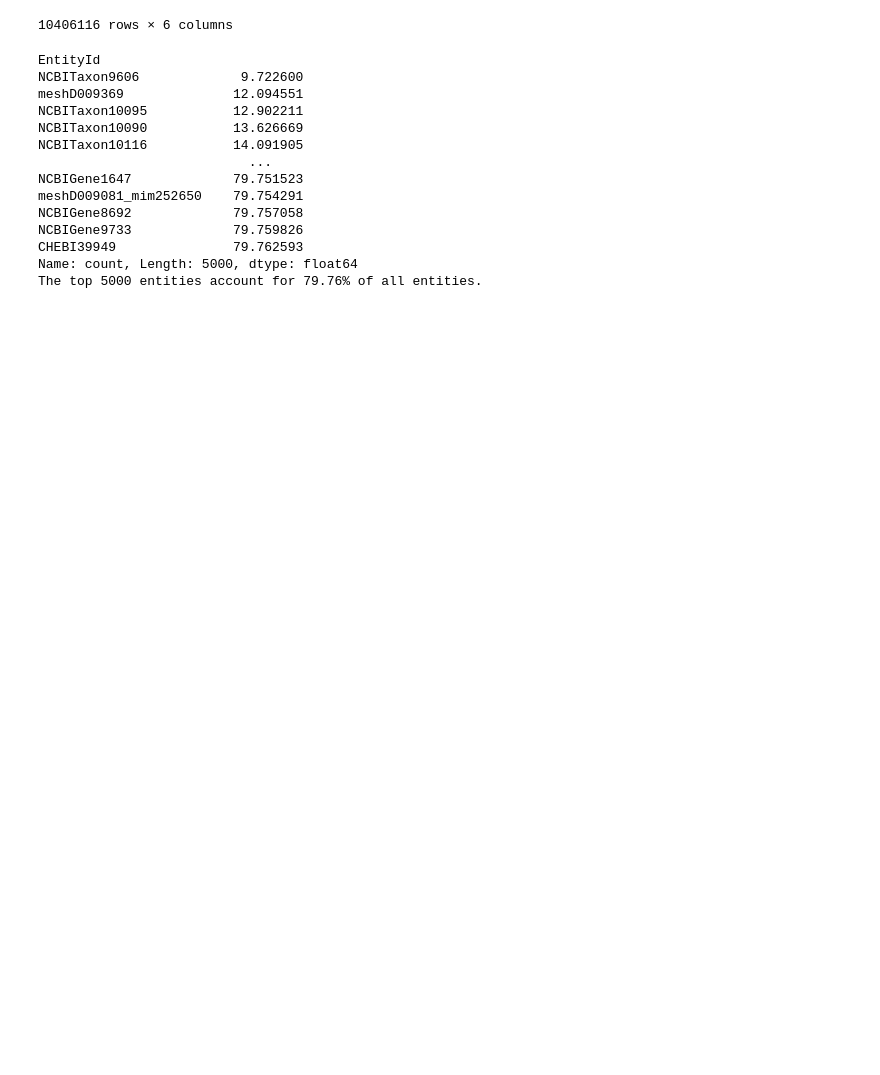
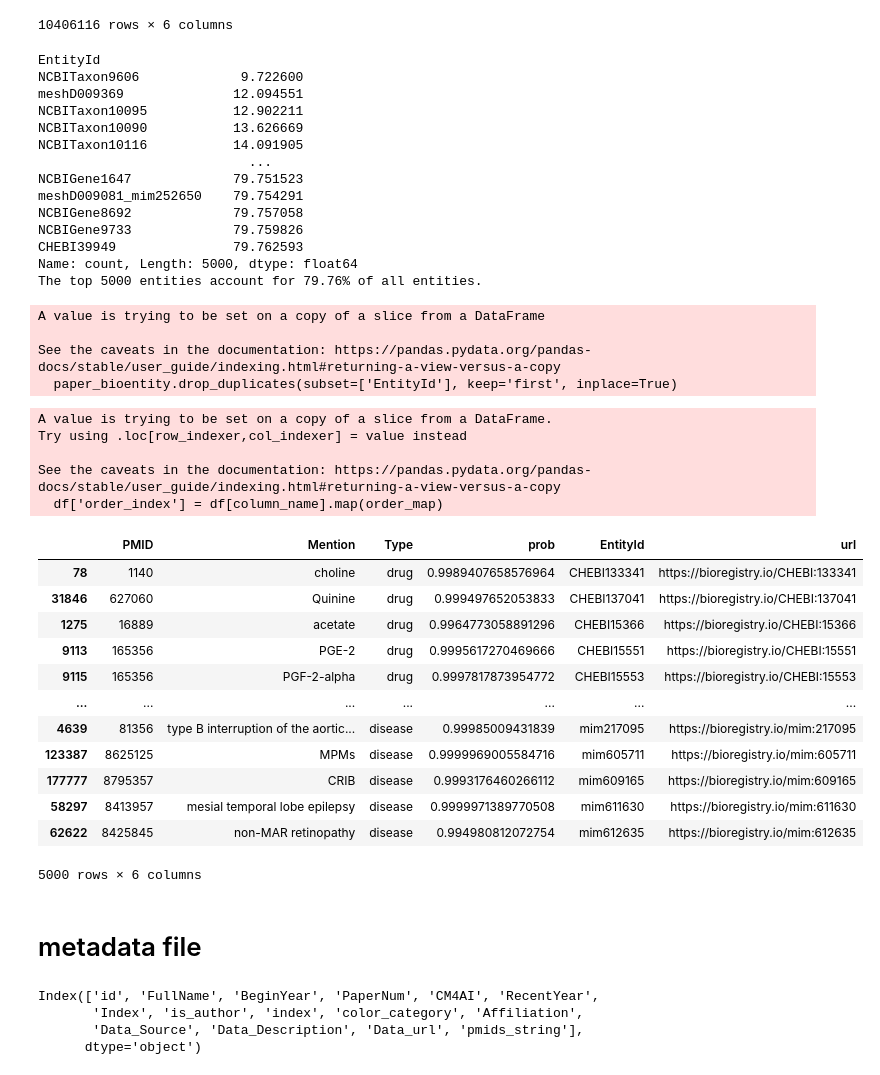
Before and after one commit to jiaweixu98/knowledge_graph_viz, a Jupyter notebook: notebooks/add_bio_entities/bio_entity_embeddings.ipynb, the cells around one changed output. Cells and saved outputs as stored; diff of their text form; code cells hidden in the pictures; blank space fills up the shorter version.

Commit message:
update data and code for add bio entity nodes

```diff
--- a/notebooks/add_bio_entities/bio_entity_embeddings.ipynb
+++ b/notebooks/add_bio_entities/bio_entity_embeddings.ipynb
@@ -87,3 +87,64 @@ top_entity_set = set(top_50_cumulative.keys())
 paper_bioentity = paper_bioentity[paper_bioentity['EntityId'].isin(top_entity_set)]
 # %%
 entity_pmids = paper_bioentity.groupby('EntityId')['PMID'].apply(list).to_dict()
+# %%
+paper_bioentity.drop_duplicates(subset=['EntityId'], keep='first', inplace=True)
+# %% [output]
+A value is trying to be set on a copy of a slice from a DataFrame
+
+See the caveats in the documentation: https://pandas.pydata.org/pandas-docs/stable/user_guide/indexing.html#returning-a-view-versus-a-copy
+  paper_bioentity.drop_duplicates(subset=['EntityId'], keep='first', inplace=True)
+# %%
+entity_id_rank = list(entity_pmids.keys())
+# %%
+import pandas as pd
+import numpy as np
+
+def sort_dataframe_by_long_ordered_list(df, column_name, ordered_list):
+    """
+    Sorts a pandas DataFrame by a specified column according to a long ordered list.
+
+    Args:
+        df (pd.DataFrame): The DataFrame to sort.
+        column_name (str): The name of the column to sort by.
+        ordered_list (list): The desired order of values in the column (length 5000 in this case).
+
+    Returns:
+        pd.DataFrame: The sorted DataFrame.
+    """
+
+    # Create a mapping dictionary for efficient lookup
+    order_map = {val: index for index, val in enumerate(ordered_list)}
+
+    # Create a new column with the order index
+    df['order_index'] = df[column_name].map(order_map)
+
+    # Sort the DataFrame by the order index
+    df_sorted = df.sort_values(by='order_index')
+
+    # Drop the temporary order_index column
+    df_sorted = df_sorted.drop(columns='order_index')
+
+    return df_sorted
+
+
+paper_bioentity = sort_dataframe_by_long_ordered_list(paper_bioentity, 'EntityId', entity_id_rank)
+# %% [output]
+A value is trying to be set on a copy of a slice from a DataFrame.
+Try using .loc[row_indexer,col_indexer] = value instead
+
+See the caveats in the documentation: https://pandas.pydata.org/pandas-docs/stable/user_guide/indexing.html#returning-a-view-versus-a-copy
+  df['order_index'] = df[column_name].map(order_map)
+|  | PMID | Mention | Type | prob | EntityId | url |
+| 78 | 1140 | choline | drug | 0.9989407658576964 | CHEBI133341 | https://bioregistry.io/CHEBI:133341 |
+| 31846 | 627060 | Quinine | drug | 0.999497652053833 | CHEBI137041 | https://bioregistry.io/CHEBI:137041 |
+| 1275 | 16889 | acetate | drug | 0.9964773058891296 | CHEBI15366 | https://bioregistry.io/CHEBI:15366 |
+| 9113 | 165356 | PGE-2 | drug | 0.9995617270469666 | CHEBI15551 | https://bioregistry.io/CHEBI:15551 |
+| 9115 | 165356 | PGF-2-alpha | drug | 0.9997817873954772 | CHEBI15553 | https://bioregistry.io/CHEBI:15553 |
+| ... | ... | ... | ... | ... | ... | ... |
+| 4639 | 81356 | type B interruption of the aortic... | disease | 0.99985009431839 | mim217095 | https://bioregistry.io/mim:217095 |
+| 123387 | 8625125 | MPMs | disease | 0.9999969005584716 | mim605711 | https://bioregistry.io/mim:605711 |
+| 177777 | 8795357 | CRIB | disease | 0.9993176460266112 | mim609165 | https://bioregistry.io/mim:609165 |
+| 58297 | 8413957 | mesial temporal lobe epilepsy | disease | 0.9999971389770508 | mim611630 | https://bioregistry.io/mim:611630 |
+| 62622 | 8425845 | non-MAR retinopathy | disease | 0.994980812072754 | mim612635 | https://bioregistry.io/mim:612635 |
+5000 rows × 6 columns
@@ -109,0 +179,2 @@ pickle.dump(index_to_entity, open('/home/jx4237/projects/web_page/knowledge_grap
+# %% [markdown]
+# metadata file
@@ -109,0 +184,7 @@ pickle.dump(index_to_entity, open('/home/jx4237/projects/web_page/knowledge_grap
+# %%
+meta_data_df.columns
+# %% [output]
+Index(['id', 'FullName', 'BeginYear', 'PaperNum', 'CM4AI', 'RecentYear',
+       'Index', 'is_author', 'index', 'color_category', 'Affiliation',
+       'Data_Source', 'Data_Description', 'Data_url', 'pmids_string'],
+      dtype='object')
```
Also changed, not shown: parts of 30 cells of this notebook, 17 other files.
